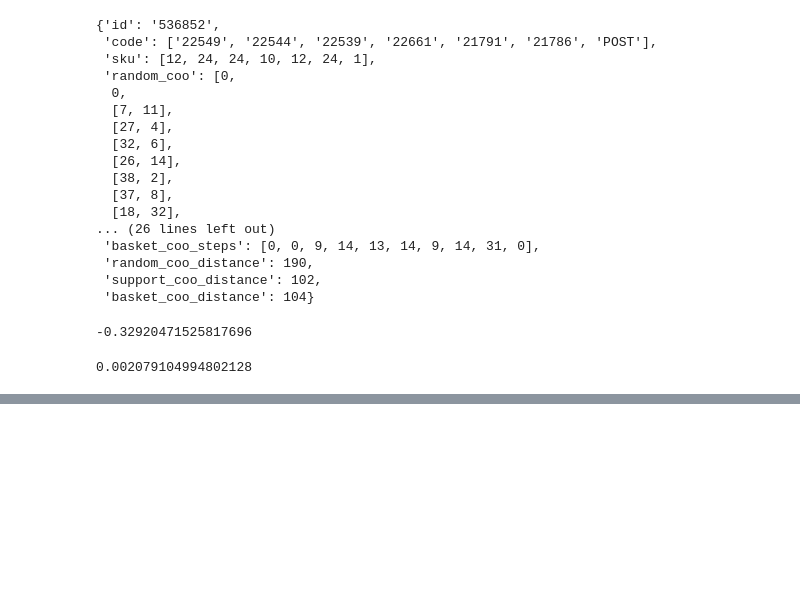
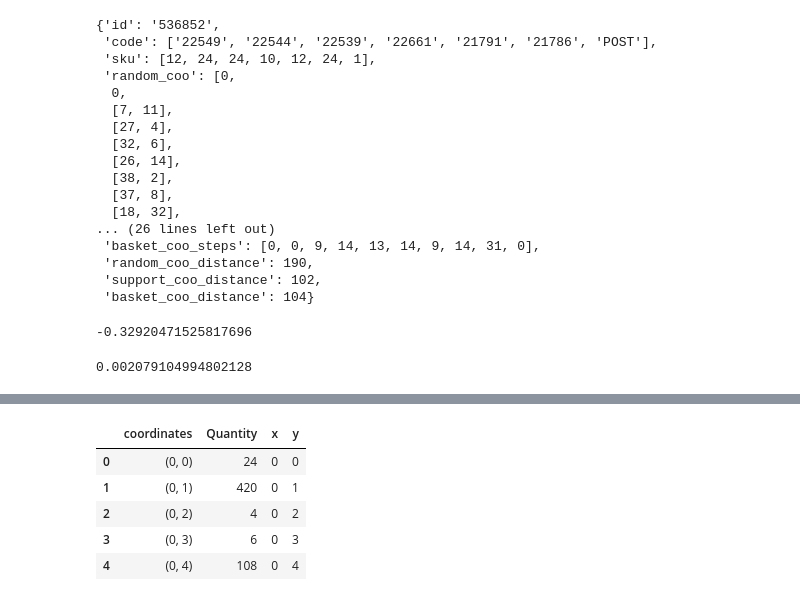
Before and after one commit to Michiel-DK/olist, a Jupyter notebook: data/apriori dataset ecom.ipynb, the cells around one changed output, grey strips where cells are left out. Drawn from its saved outputs; the diff is of its cells as text; code cells hidden in the pictures; blank space fills up the shorter version.

```diff
--- a/data/apriori dataset ecom.ipynb
+++ b/data/apriori dataset ecom.ipynb
@@ -455,0 +507,9 @@ sum(ls_basket)/sum(ls_support) - 1
+# %%
+wh_random.head()
+# %% [output]
+|  | coordinates | Quantity | x | y |
+| 0 | (0, 0) | 24 | 0 | 0 |
+| 1 | (0, 1) | 420 | 0 | 1 |
+| 2 | (0, 2) | 4 | 0 | 2 |
+| 3 | (0, 3) | 6 | 0 | 3 |
+| 4 | (0, 4) | 108 | 0 | 4 |
```
Also changed, not shown: parts of 10 cells of this notebook.
